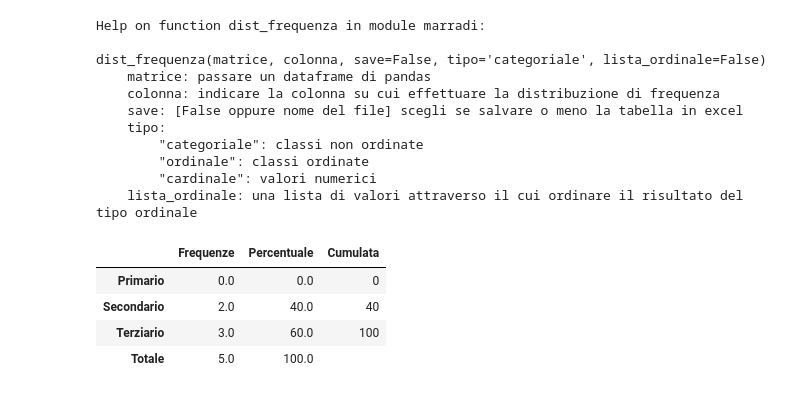
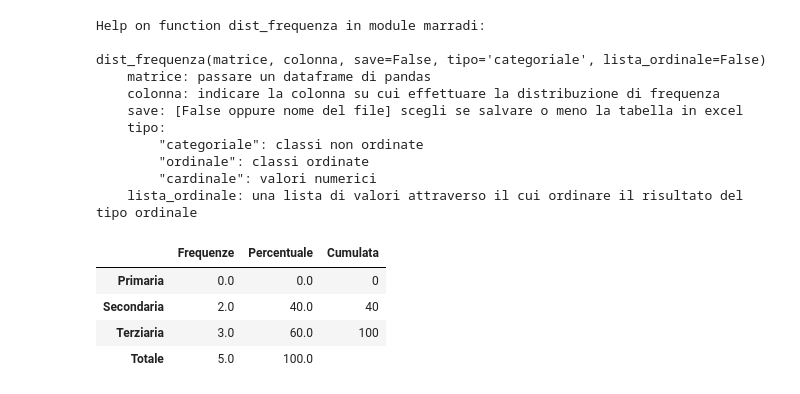
Before and after one commit to scarsellifi/open-notebook-science, a Jupyter notebook: Python e Pandas - Operazioni base.ipynb, the cells around one changed output. Cells and saved outputs as stored; diff of their text form; code cells hidden in the pictures.

```diff
--- a/Python e Pandas - Operazioni base.ipynb
+++ b/Python e Pandas - Operazioni base.ipynb
@@ -1064,7 +1064,7 @@ from marradi import *
 #creo alcuni dati di prova
 dati = pd.DataFrame({"Nome":["Marco", "Piero", "Luigi", "Massimo", "Alberto"],
                      "Età": [34,34,22,32,13],
-                     "Titolo di studio": ["Terziario", "Terziario", "Secondario", "Terziario", "Secondario"],
+                     "Titolo di studio": ["Terziaria", "Terziaria", "Secondaria", "Terziaria", "Secondaria"],
                     "Residenza" : ["Firenze", "Roma", "Brescia", "Roma", "Bari"]})
 # %%
 # le opzioni di dist_frequenza
@@ -1084,16 +1084,16 @@ dist_frequenza(matrice, colonna, save=False, tipo='categoriale', lista_ordinale=
 # %%
 #eseguo una distribuzione di frequenza sul titolo di studio. Variabile ordinata
 tit_stud = dist_frequenza(matrice = dati,
                colonna = "Titolo di studio",
               tipo = "ordinale",
-               lista_ordinale = ["Primario", "Secondario", "Terziario"])
+               lista_ordinale = ["Primaria", "Secondaria", "Terziaria"])
 
 tit_stud
 # %% [output]
 |  | Frequenze | Percentuale | Cumulata |
-| Primario | 0.0 | 0.0 | 0 |
-| Secondario | 2.0 | 40.0 | 40 |
-| Terziario | 3.0 | 60.0 | 100 |
+| Primaria | 0.0 | 0.0 | 0 |
+| Secondaria | 2.0 | 40.0 | 40 |
+| Terziaria | 3.0 | 60.0 | 100 |
 | Totale | 5.0 | 100.0 |  |
 # %%
 # le opzioni di plot_dist_frequenza
```
Also changed, not shown: parts of 8 cells of this notebook, 4 other files.
